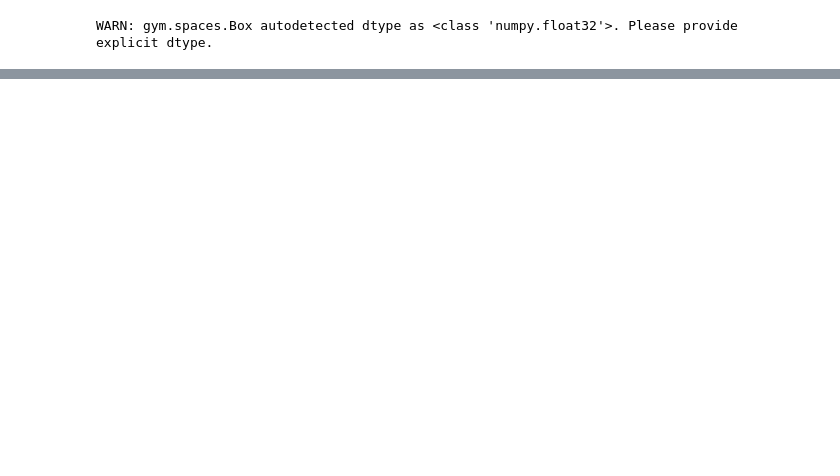
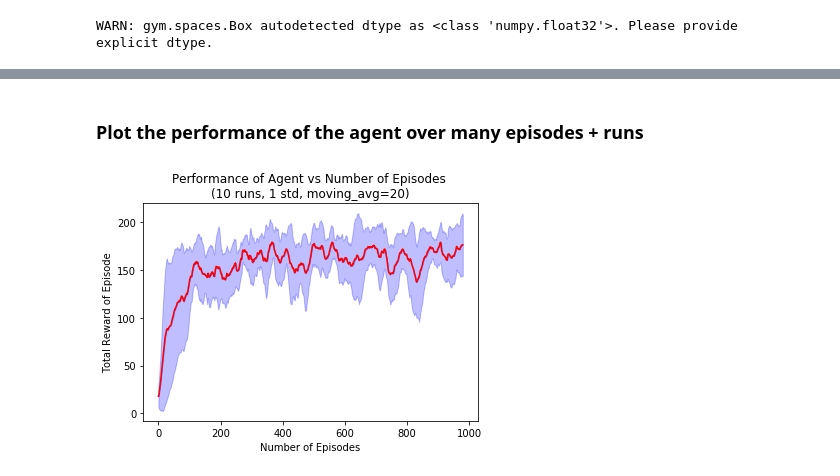
Before and after one commit to AmerJod/Reinforcement-Learning, a Jupyter notebook: Q-Learning/CartPole with Q-Learning.ipynb, the cells around one changed output, grey strips where cells are left out. Drawn from its saved outputs; the diff is of its cells as text; code cells hidden in the pictures; blank space fills up the shorter version.

```diff
--- a/Q-Learning/CartPole with Q-Learning.ipynb
+++ b/Q-Learning/CartPole with Q-Learning.ipynb
@@ -34,13 +55,17 @@ from q_learning import PolicyNetwork, QAgent
 # %%
+# Set up the CartPole Environment.
 env = gym.make("CartPole-v0")
 
+# Retrieve the state space and action space objects for CartPole.
 state_space = env.observation_space
 action_space = env.action_space
 
-batch_size = 256
+# Specify hyper-parameters for training.
+batch_size = 32
 hidden_size = 32
 memory_flush = 2000
 
+epsilon = 0.01
 discount = 0.99
 episodes = 1000
 # %% [output]
@@ -132,16 +212,24 @@ KeyboardInterrupt:
+# %% [markdown]
+### Plot the performance of the agent over many episodes + runs
 # %%
 %matplotlib inline
 def moving_average(a, n=20) :
     ret = np.cumsum(a, dtype=float)
     ret[n:] = ret[n:] - ret[:-n]
     return ret[n - 1:] / n
 
 means = np.mean([moving_average(rewards) for rewards in run_rewards], axis=0)
 stds = np.std([moving_average(rewards) for rewards in run_rewards], axis=0)
 
 plt.plot(range(len(means)), means, color='red')
 
 plt.fill_between(range(len(means)), means, means + stds, color='blue', alpha=.25)
 plt.fill_between(range(len(means)), means, means - stds, color='blue', alpha=.25)
 
+plt.title('Performance of Agent vs Number of Episodes \n(10 runs, 1 std, moving_avg=20)')
+plt.xlabel('Number of Episodes')
+plt.ylabel('Total Reward of Episode')
+
 plt.show()
+# %% [output]
+[figure, added]
```
Also changed, not shown: parts of 5 cells of this notebook.
